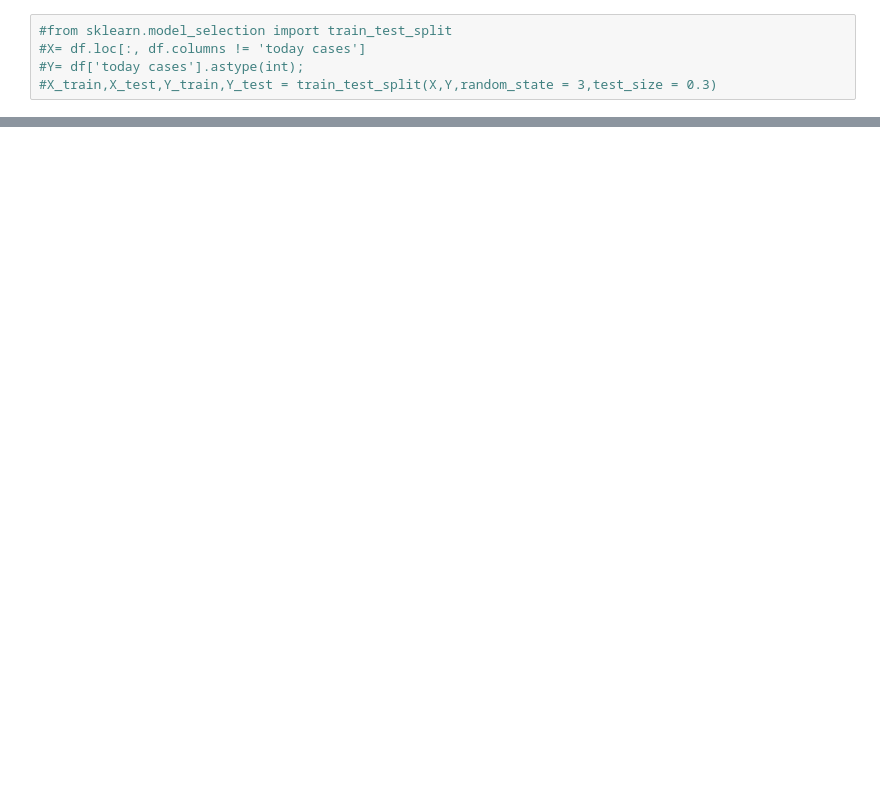
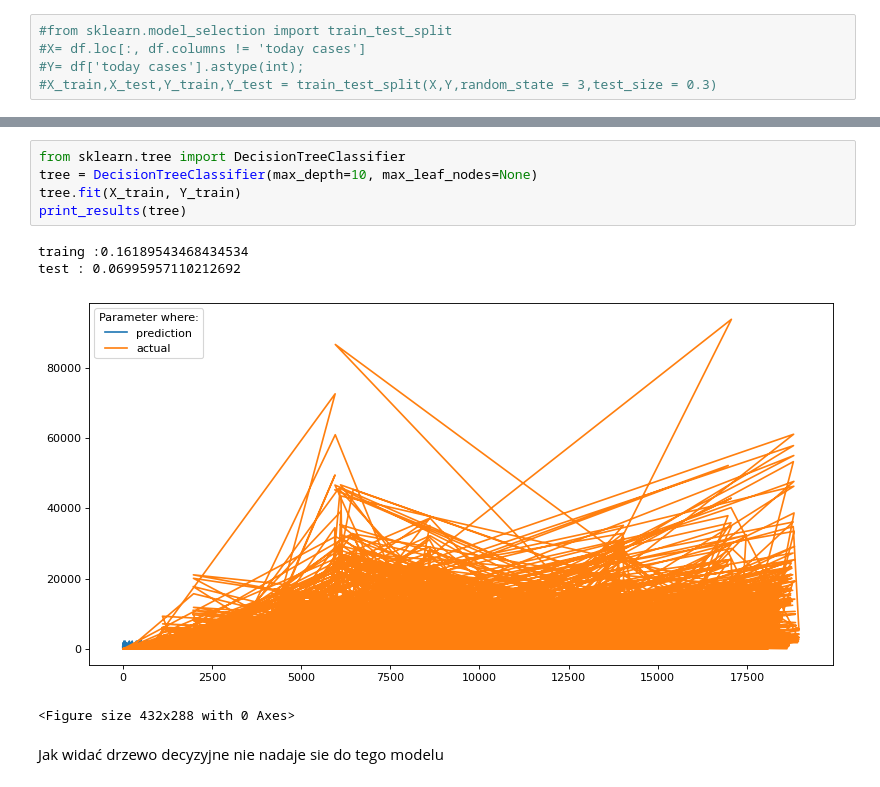
Before and after one commit to filip6510/PSIProjekt, a Jupyter notebook: Untitled0.ipynb, the cells around one changed output, grey strips where cells are left out. Drawn from its saved outputs; the diff is of its cells as text; blank space fills up the shorter version.

```diff
--- a/Untitled0.ipynb
+++ b/Untitled0.ipynb
@@ -274,0 +244,12 @@ Jak widać Ridge oraz lasso dają podbne rezultaty, sprawdźmy teraz dla modeli
+# %%
+from sklearn.tree import DecisionTreeClassifier
+tree = DecisionTreeClassifier(max_depth=10, max_leaf_nodes=None)
+tree.fit(X_train, Y_train)
+print_results(tree)
+# %% [output]
+traing :0.16189543468434534
+test : 0.06995957110212692
+[figure, added]
+<Figure size 432x288 with 0 Axes>
+# %% [markdown]
+Jak widać drzewo decyzyjne nie nadaje sie do tego modelu
```
Also changed, not shown: parts of 23 cells of this notebook.
